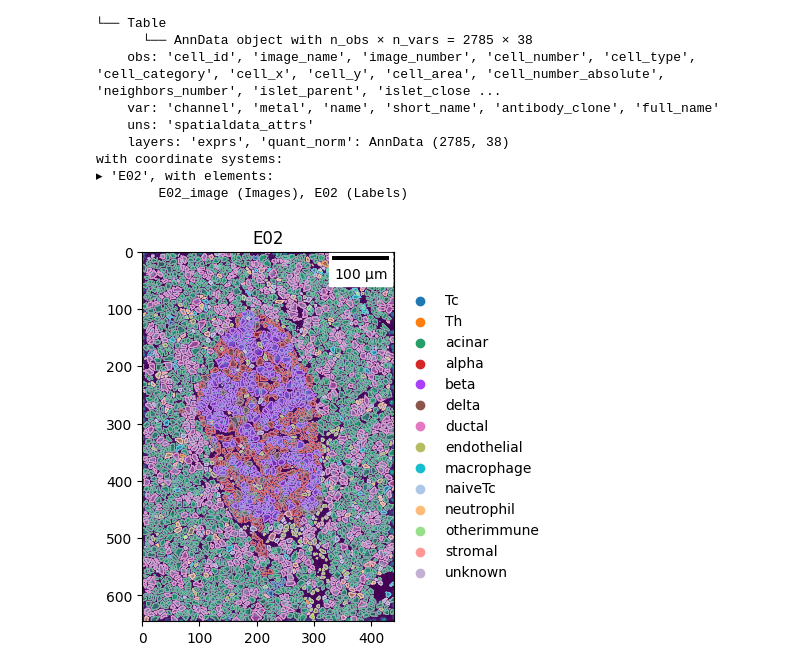
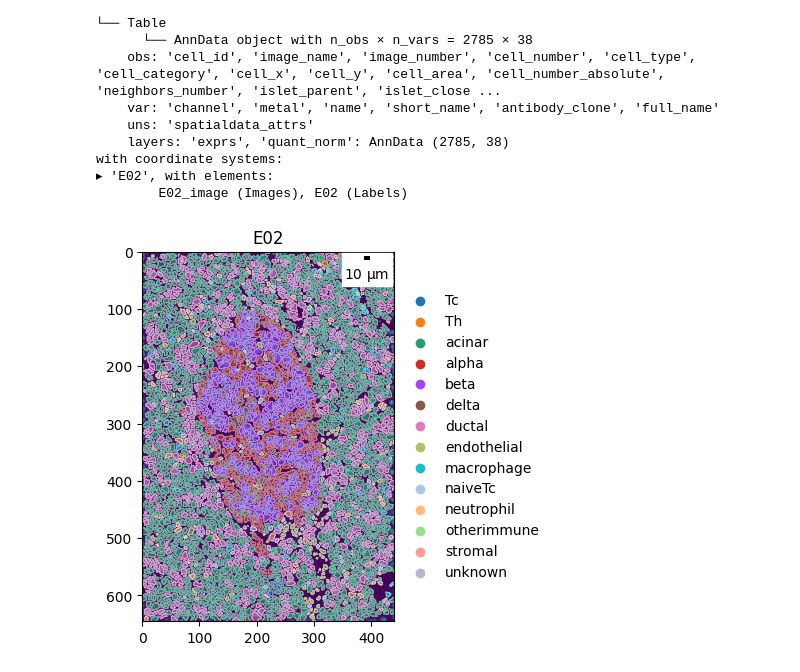
Before and after one commit to saeyslab/sc_hackathon_2023, a Jupyter notebook: examples/imcdataset_to_sdata scalebar.ipynb, the cells around one changed output. Cells and saved outputs as stored; diff of their text form; code cells hidden in the pictures.

```diff
--- a/examples/imcdataset_to_sdata scalebar.ipynb
+++ b/examples/imcdataset_to_sdata scalebar.ipynb
@@ -180,9 +180,9 @@ import spatialdata_plot
 # %%
 fig, ax = plt.subplots()
 
 sdata.pl.render_images(channel=['H3']).pl.render_labels(color='cell_type').pl.show(coordinate_systems='E02', ax=ax)
-scalebar = ScaleBar(1, "µm", length_fraction=0.25)
+scalebar = ScaleBar(1, "µm", fixed_value=10)
 ax.add_artist(scalebar)
 plt.show()
 # %% [output]
-[figure, old version]
+[figure, new version]
```
